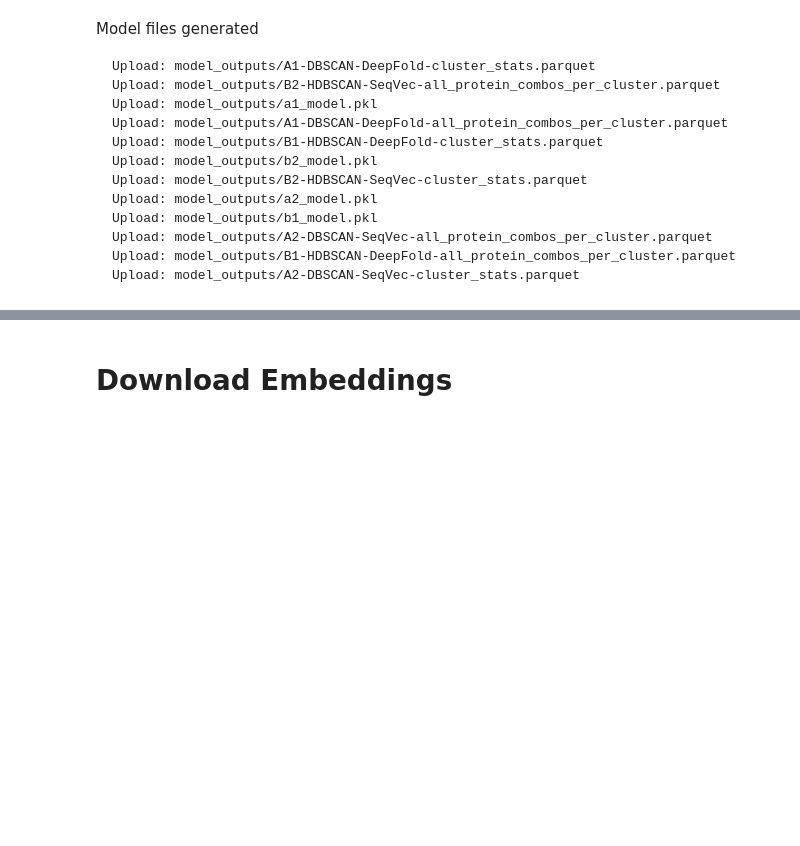
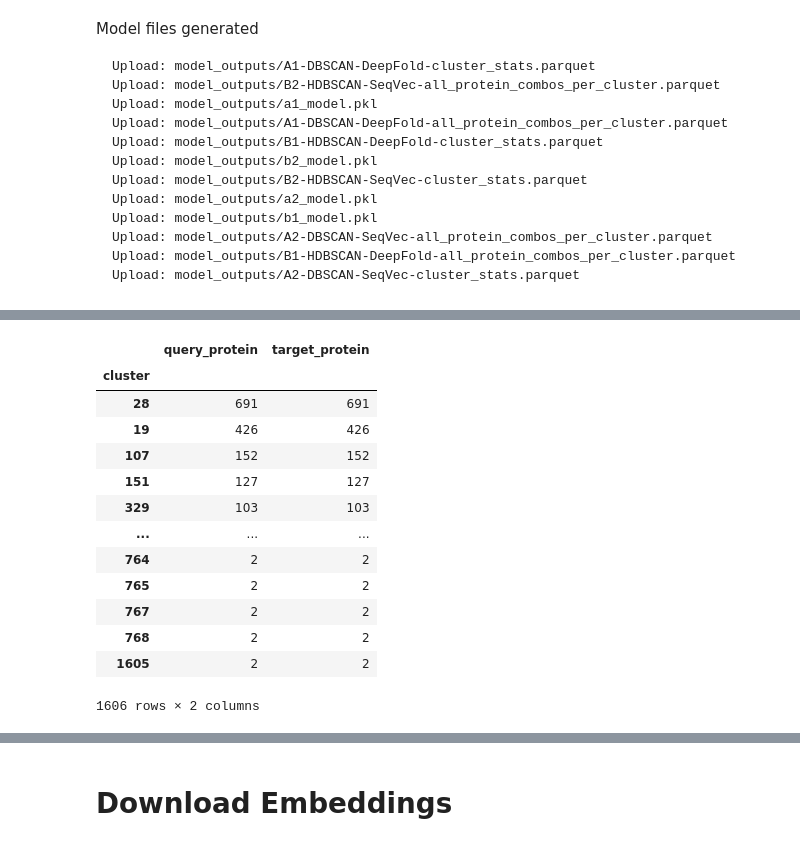
Before and after one commit to dptrsa-300/pss, a Jupyter notebook: Models.ipynb, the cells around one changed output, grey strips where cells are left out. Cells and saved outputs as stored; diff of their text form; code cells hidden in the pictures; blank space fills up the shorter version.

```diff
--- a/Models.ipynb
+++ b/Models.ipynb
@@ -89,0 +93,20 @@ Noise and largest cluster as % of total = () 11579 + 416 )/ 20504 = 0.5850078033
+# %%
+pivot = a2_all_protein_combos_per_cluster.pivot_table(index='cluster',
+                                             values=['target_protein', 'query_protein'],
+                                             aggfunc=pd.Series.nunique)
+pivot.sort_values('query_protein', ascending=False)
+# %% [output]
+|  | query_protein | target_protein |
+| cluster |  |  |
+| 28 | 691 | 691 |
+| 19 | 426 | 426 |
+| 107 | 152 | 152 |
+| 151 | 127 | 127 |
+| 329 | 103 | 103 |
+| ... | ... | ... |
+| 764 | 2 | 2 |
+| 765 | 2 | 2 |
+| 767 | 2 | 2 |
+| 768 | 2 | 2 |
+| 1605 | 2 | 2 |
+1606 rows × 2 columns
```
Also changed, not shown: parts of 40 cells of this notebook, 3 other files.
